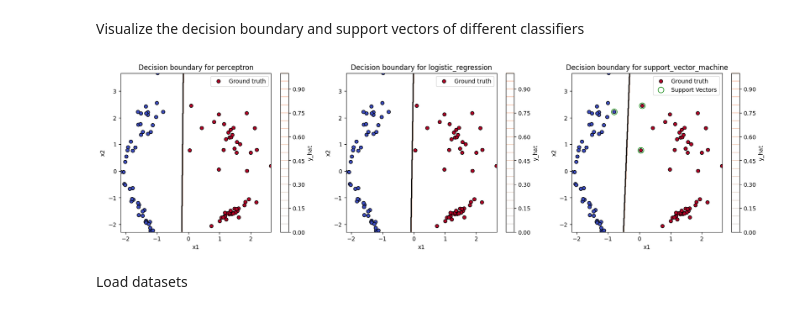
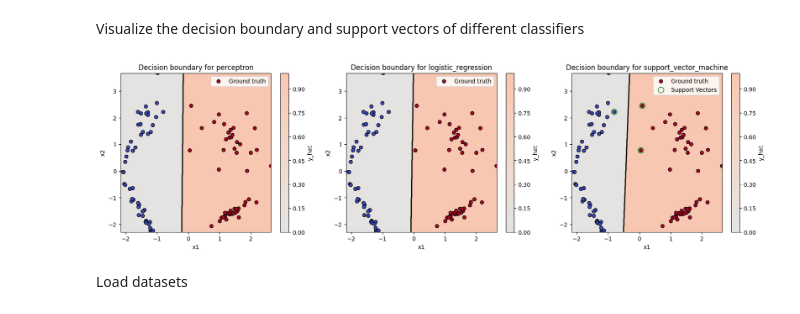
Before and after one commit to natejly/381, a Jupyter notebook: 09_exercise_support_vector_machines_class_progress.ipynb, the cells around one changed output. Drawn from its saved outputs; the diff is of its cells as text; code cells hidden in the pictures.

```diff
--- a/09_exercise_support_vector_machines_class_progress.ipynb
+++ b/09_exercise_support_vector_machines_class_progress.ipynb
@@ -137,39 +136,39 @@ for i, method in enumerate(methods):
     ax = fig.add_subplot(1, 3, i + 1)
 
     # TODO: Plot Contour for predictions with levels=20, cmap='coolwarm', alpha=0.8, vmin=-3, vmax=3
-    contour = ax.contour(x1, x2, y_hat, levels=20, cmap='coolwarm', alpha=0.8, vmin=-3, vmax=3)
+    contour = ax.contourf(x1, x2, y_hat, levels=20, cmap='coolwarm', alpha=0.8, vmin=-3, vmax=3)
 
     # TODO: Create colorbar for contour on axis and set its label to 'y_hat'
     cbar = fig.colorbar(contour, ax=ax, label='y_hat')
 
     # TODO: Plot decision boundary using levels=[0], colors='black', linewidths=2
     decision_boundary = ax.contour(x1, x2, y_hat, levels=[0], colors='black', linewidths=2)
 
     # TODO: Create scatter plot for X and set its color to y with edgecolor='black', cmap='coolwarm', label='Ground truth'
     ax.scatter(X[:, 0], X[:, 1], c=y, edgecolor='black', cmap='coolwarm', label='Ground truth')
 
     # TODO: If support vector machine
     # Create scatter plot of support vectors with s=100, facecolors='none', edgecolors='green', label='Support Vectors'
     if method == 'support_vector_machine':
         ax.scatter(model.support_vectors_[:, 0], model.support_vectors_[:, 1], s=100, facecolors='none', edgecolors='green', label='Support Vectors')
 
     # TODO: Set title to ''Decision boundary for {}'
 
     ax.set_title('Decision boundary for {}'.format(method))
 
     # TODO: Set xlabel to 'x1'
 
     ax.set_xlabel('x1')
 
     # TODO: Set ylabel to 'x2'
     ax.set_ylabel('x2')
 
     # TODO: Set legend with loc='upper right'
     ax.legend(loc='upper right')
 
 plt.show()
 # %% [output]
-[figure, old version]
+[figure, new version]
 # %% [markdown]
 Load datasets
 # %%
```
Also changed, not shown: parts of 2 cells of this notebook.
